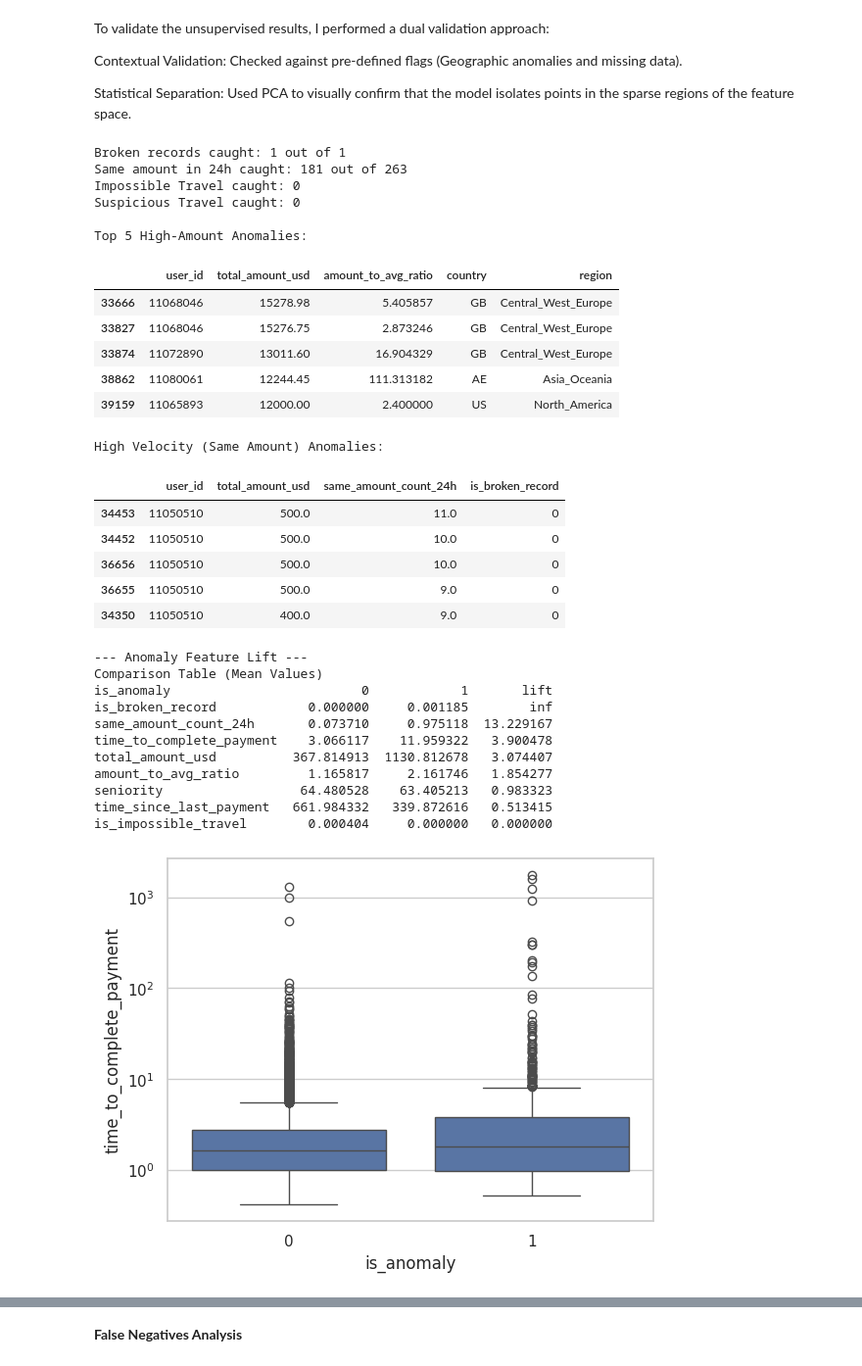
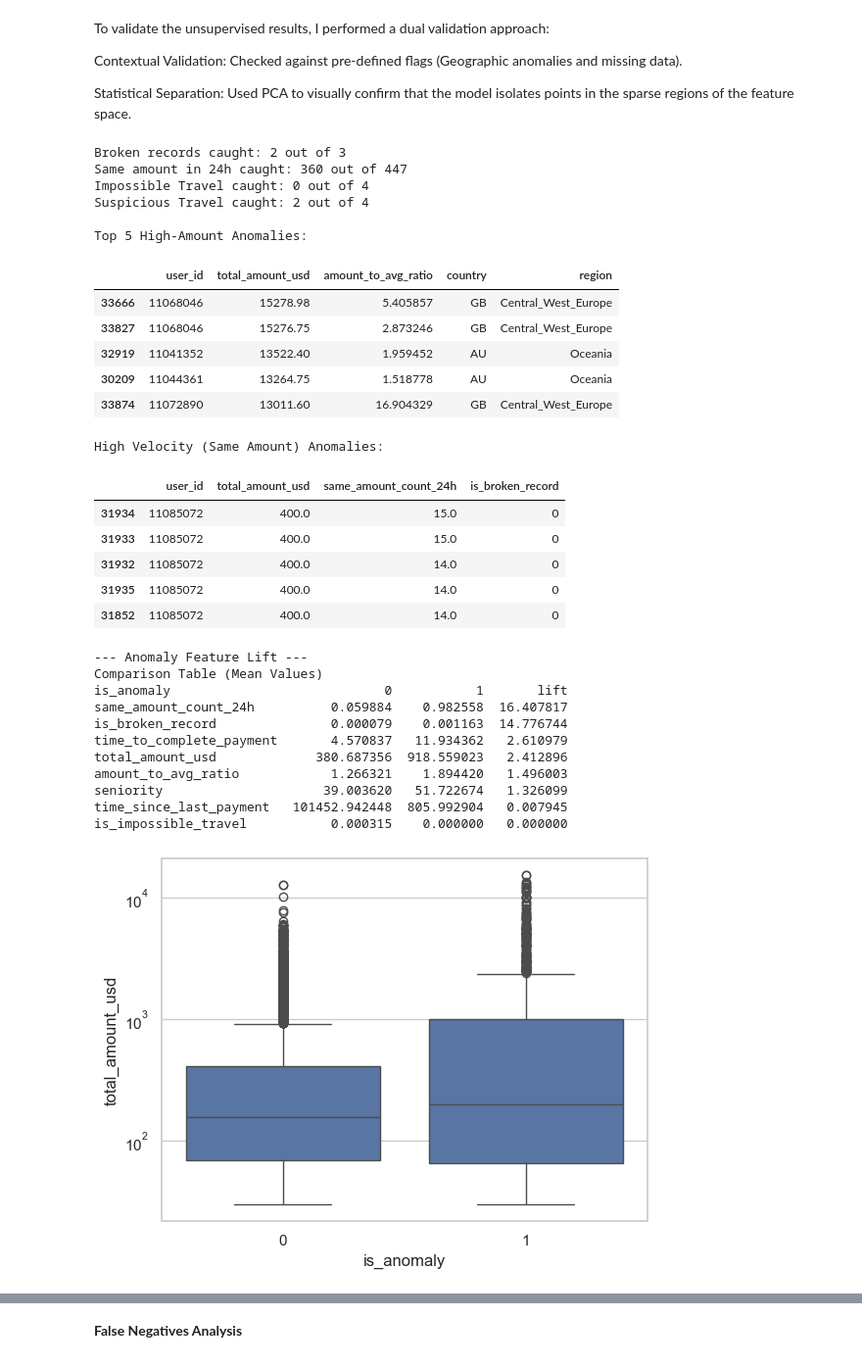
Before and after one commit to yaelmagen/fraud-detection, a Jupyter notebook: Nuvei_fraud.ipynb, the cells around one changed output, grey strips where cells are left out. Shown at 98% size. Drawn from its saved outputs; the diff is of its cells as text; code cells hidden in the pictures.

```diff
--- a/Nuvei_fraud.ipynb
+++ b/Nuvei_fraud.ipynb
@@ -801,9 +832,16 @@ chronological split
 # %%
 raw_data = raw_data.sort_values('payment_timestamp')
 
-train_size = int(len(raw_data) * 0.8)
-train_df = raw_data.iloc[:train_size].copy()
-test_df = raw_data.iloc[train_size:].copy()
-print(f"Train dates: {train_df['payment_timestamp'].min()} to {train_df['payment_timestamp'].max()}")
-print(f"Test dates: {test_df['payment_timestamp'].min()} to {test_df['payment_timestamp'].max()}")
+# Hold out last 100 rows
+holdout_df = raw_data.iloc[-100:].copy()
+remaining = raw_data.iloc[:-100]
+
+# Split remaining at same ratio (65/35)
+train_size = int(len(remaining) * 0.65)
+train_df = remaining.iloc[:train_size].copy()
+test_df = remaining.iloc[train_size:].copy()
+
+print(f"Train: {len(train_df)} rows ({train_df['payment_timestamp'].min()} to {train_df['payment_timestamp'].max()})")
+print(f"Test:  {len(test_df)} rows ({test_df['payment_timestamp'].min()} to {test_df['payment_timestamp'].max()})")
+print(f"Holdout: {len(holdout_df)} rows ({holdout_df['payment_timestamp'].min()} to {holdout_df['payment_timestamp'].max()})")
 # %% [output]
@@ -882,10 +906,12 @@ all_same_amount = test_df[test_df['same_amount_count_24h']>1].shape[0]
 print(f"Same amount in 24h caught: {same_amount_in_anomalies} out of {all_same_amount}")
 
 geo_in_anomalies = anomalies['is_impossible_travel'].sum()
-print(f"Impossible Travel caught: {geo_in_anomalies}")
+all_geo_test = test_df['is_impossible_travel'].sum()
+print(f"Impossible Travel caught: {geo_in_anomalies} out of {all_geo_test}")
 
 region_in_anomalies = anomalies['is_suspicious_velocity'].sum()
-print(f"Suspicious Travel caught: {geo_in_anomalies}")
+all_sus_travel_test = test_df['is_suspicious_velocity'].sum()
+print(f"Suspicious Travel caught: {region_in_anomalies} out of {all_sus_travel_test}")
 
 print("\nTop 5 High-Amount Anomalies:")
 display(anomalies.sort_values('total_amount_usd', ascending=False)[['user_id', 'total_amount_usd', 'amount_to_avg_ratio', 'country', 'region']].head())
@@ -893,25 +919,25 @@ display(anomalies.sort_values('total_amount_usd', ascending=False)[['user_id', '
 print("\nHigh Velocity (Same Amount) Anomalies:")
 display(anomalies.sort_values('same_amount_count_24h', ascending=False)[['user_id', 'total_amount_usd', 'same_amount_count_24h', 'is_broken_record']].head())
 # %% [output]
-Broken records caught: 1 out of 1
-Same amount in 24h caught: 181 out of 263
-Impossible Travel caught: 0
-Suspicious Travel caught: 0
+Broken records caught: 2 out of 3
+Same amount in 24h caught: 360 out of 447
+Impossible Travel caught: 0 out of 4
+Suspicious Travel caught: 2 out of 4
 
 Top 5 High-Amount Anomalies:
 |  | user_id | total_amount_usd | amount_to_avg_ratio | country | region |
 | 33666 | 11068046 | 15278.98 | 5.405857 | GB | Central_West_Europe |
 | 33827 | 11068046 | 15276.75 | 2.873246 | GB | Central_West_Europe |
+| 32919 | 11041352 | 13522.40 | 1.959452 | AU | Oceania |
+| 30209 | 11044361 | 13264.75 | 1.518778 | AU | Oceania |
 | 33874 | 11072890 | 13011.60 | 16.904329 | GB | Central_West_Europe |
-| 38862 | 11080061 | 12244.45 | 111.313182 | AE | Asia_Oceania |
-| 39159 | 11065893 | 12000.00 | 2.400000 | US | North_America |
 High Velocity (Same Amount) Anomalies:
 |  | user_id | total_amount_usd | same_amount_count_24h | is_broken_record |
-| 34453 | 11050510 | 500.0 | 11.0 | 0 |
-| 34452 | 11050510 | 500.0 | 10.0 | 0 |
-| 36656 | 11050510 | 500.0 | 10.0 | 0 |
-| 36655 | 11050510 | 500.0 | 9.0 | 0 |
-| 34350 | 11050510 | 400.0 | 9.0 | 0 |
+| 31934 | 11085072 | 400.0 | 15.0 | 0 |
+| 31933 | 11085072 | 400.0 | 15.0 | 0 |
+| 31932 | 11085072 | 400.0 | 14.0 | 0 |
+| 31935 | 11085072 | 400.0 | 14.0 | 0 |
+| 31852 | 11085072 | 400.0 | 14.0 | 0 |
 # %%
 analysis_cols = [
     'total_amount_usd', 'amount_to_avg_ratio', 'seniority',
@@ -926,18 +952,17 @@ print(comparison.sort_values('lift', ascending=False))
 # %% [output]
 --- Anomaly Feature Lift ---
 Comparison Table (Mean Values)
-is_anomaly                         0            1       lift
-is_broken_record            0.000000     0.001185        inf
-same_amount_count_24h       0.073710     0.975118  13.229167
-time_to_complete_payment    3.066117    11.959322   3.900478
-total_amount_usd          367.814913  1130.812678   3.074407
-amount_to_avg_ratio         1.165817     2.161746   1.854277
-seniority                  64.480528    63.405213   0.983323
-time_since_last_payment   661.984332   339.872616   0.513415
-is_impossible_travel        0.000404     0.000000   0.000000
+is_anomaly                            0           1       lift
+same_amount_count_24h          0.059884    0.982558  16.407817
+is_broken_record               0.000079    0.001163  14.776744
+time_to_complete_payment       4.570837   11.934362   2.610979
+total_amount_usd             380.687356  918.559023   2.412896
+amount_to_avg_ratio            1.266321    1.894420   1.496003
+seniority                     39.003620   51.722674   1.326099
+time_since_last_payment   101452.942448  805.992904   0.007945
+is_impossible_travel           0.000315    0.000000   0.000000
 # %%
-import seaborn as sns
-sns.boxplot(x='is_anomaly', y='time_to_complete_payment', data=test_df)
+sns.boxplot(x='is_anomaly', y='total_amount_usd', data=test_df)
 plt.yscale('log')
 # %% [output]
-[figure, old version]
+[figure, new version]
```
Also changed, not shown: parts of 92 cells of this notebook.
